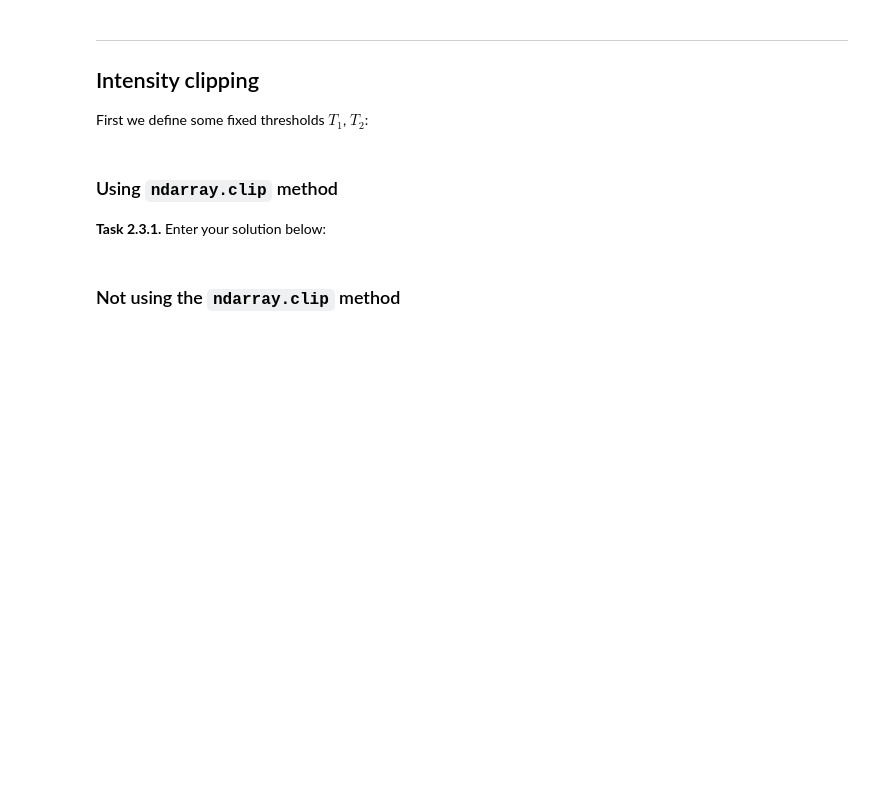
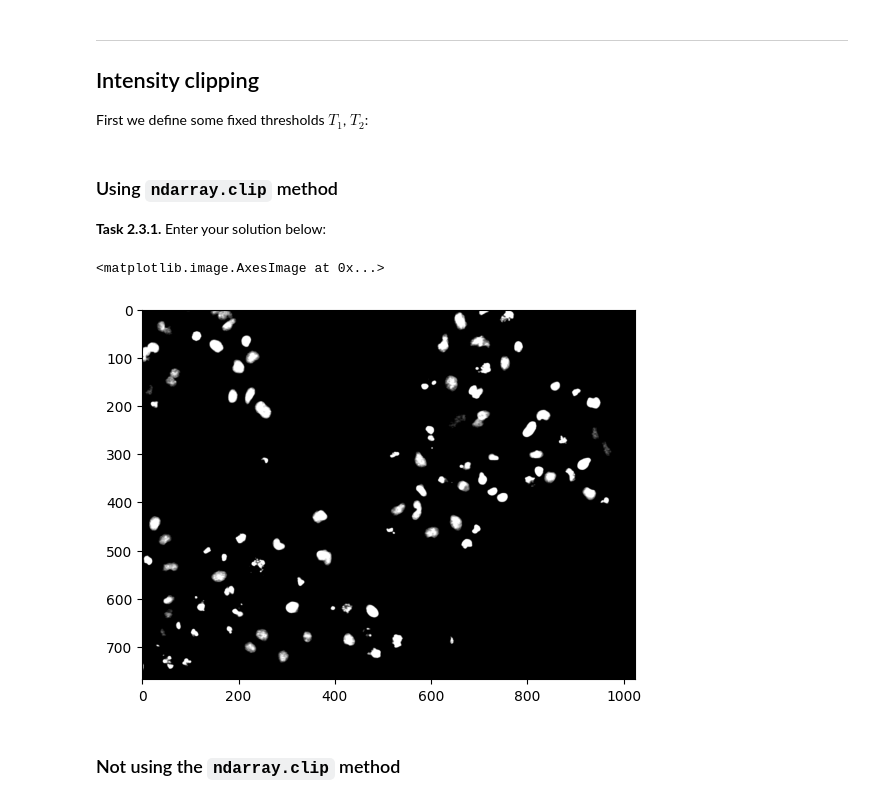
Before and after one commit to Recent-shneedle/mobi-fs3-python, a Jupyter notebook: task2.ipynb, the cells around one changed output. Cells and saved outputs as stored; diff of their text form; code cells hidden in the pictures; blank space fills up the shorter version.

```diff
--- a/task2.ipynb
+++ b/task2.ipynb
@@ -36,6 +48,11 @@ T2 = 0.59
 ### Using `ndarray.clip` method
 
 **<a id="#">Task 2.3.1.</a>** Enter your solution below:
+# %%
+plt.imshow(img.clip(T1, T2), "gray")
+# %% [output]
+<matplotlib.image.AxesImage at 0x...>
+[figure, added]
 # %% [markdown]
 ### Not using the `ndarray.clip` method
 # %% [markdown]
```
Also changed, not shown: parts of 4 cells of this notebook.
